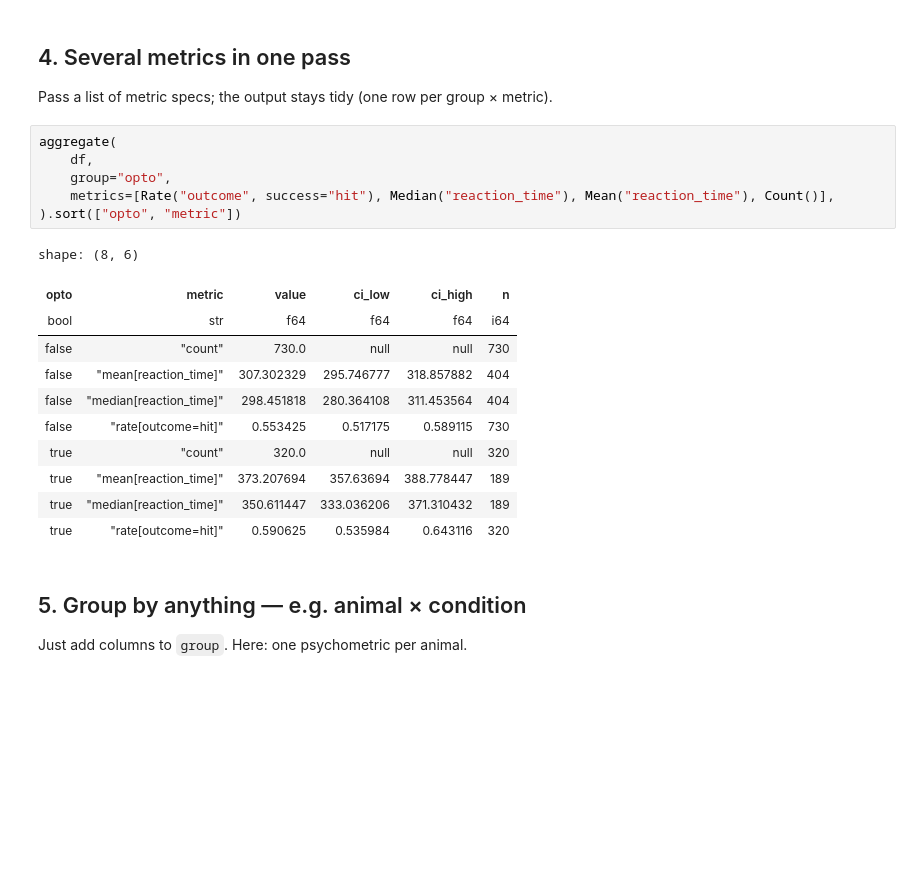
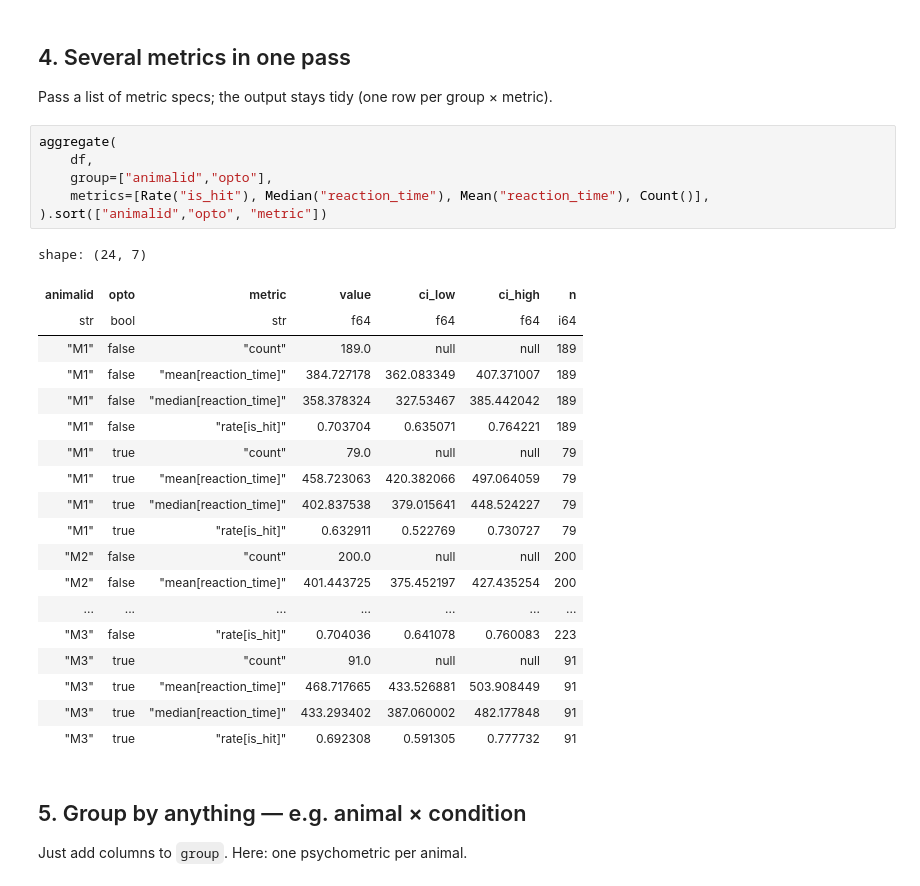
Before and after one commit to kaancet/piepy, a Jupyter notebook: notebooks/example_aggregate.ipynb, the cells around one changed output. Cells and saved outputs as stored; diff of their text form; blank space fills up the shorter version.

```diff
--- a/notebooks/example_aggregate.ipynb
+++ b/notebooks/example_aggregate.ipynb
@@ -128,21 +133,29 @@ Pass a list of metric specs; the output stays tidy (one row per group × metric)
 # %%
 aggregate(
     df,
-    group="opto",
-    metrics=[Rate("outcome", success="hit"), Median("reaction_time"), Mean("reaction_time"), Count()],
-).sort(["opto", "metric"])
+    group=["animalid","opto"],
+    metrics=[Rate("is_hit"), Median("reaction_time"), Mean("reaction_time"), Count()],
+).sort(["animalid","opto", "metric"])
 # %% [output]
-shape: (8, 6)
+shape: (24, 7)
-| opto | metric | value | ci_low | ci_high | n |
-| bool | str | f64 | f64 | f64 | i64 |
-| false | "count" | 730.0 | null | null | 730 |
-| false | "mean[reaction_time]" | 307.302329 | 295.746777 | 318.857882 | 404 |
-| false | "median[reaction_time]" | 298.451818 | 280.364108 | 311.453564 | 404 |
-| false | "rate[outcome=hit]" | 0.553425 | 0.517175 | 0.589115 | 730 |
-| true | "count" | 320.0 | null | null | 320 |
-| true | "mean[reaction_time]" | 373.207694 | 357.63694 | 388.778447 | 189 |
-| true | "median[reaction_time]" | 350.611447 | 333.036206 | 371.310432 | 189 |
-| true | "rate[outcome=hit]" | 0.590625 | 0.535984 | 0.643116 | 320 |
+| animalid | opto | metric | value | ci_low | ci_high | n |
+| str | bool | str | f64 | f64 | f64 | i64 |
+| "M1" | false | "count" | 189.0 | null | null | 189 |
+| "M1" | false | "mean[reaction_time]" | 384.727178 | 362.083349 | 407.371007 | 189 |
+| "M1" | false | "median[reaction_time]" | 358.378324 | 327.53467 | 385.442042 | 189 |
+| "M1" | false | "rate[is_hit]" | 0.703704 | 0.635071 | 0.764221 | 189 |
+| "M1" | true | "count" | 79.0 | null | null | 79 |
+| "M1" | true | "mean[reaction_time]" | 458.723063 | 420.382066 | 497.064059 | 79 |
+| "M1" | true | "median[reaction_time]" | 402.837538 | 379.015641 | 448.524227 | 79 |
+| "M1" | true | "rate[is_hit]" | 0.632911 | 0.522769 | 0.730727 | 79 |
+| "M2" | false | "count" | 200.0 | null | null | 200 |
+| "M2" | false | "mean[reaction_time]" | 401.443725 | 375.452197 | 427.435254 | 200 |
+| ... | ... | ... | ... | ... | ... | ... |
+| "M3" | false | "rate[is_hit]" | 0.704036 | 0.641078 | 0.760083 | 223 |
+| "M3" | true | "count" | 91.0 | null | null | 91 |
+| "M3" | true | "mean[reaction_time]" | 468.717665 | 433.526881 | 503.908449 | 91 |
+| "M3" | true | "median[reaction_time]" | 433.293402 | 387.060002 | 482.177848 | 91 |
+| "M3" | true | "rate[is_hit]" | 0.692308 | 0.591305 | 0.777732 | 91 |
 # %% [markdown]
 ## 5. Group by anything — e.g. animal × condition
 
```
Also changed, not shown: parts of 9 cells of this notebook, 7 other files.
